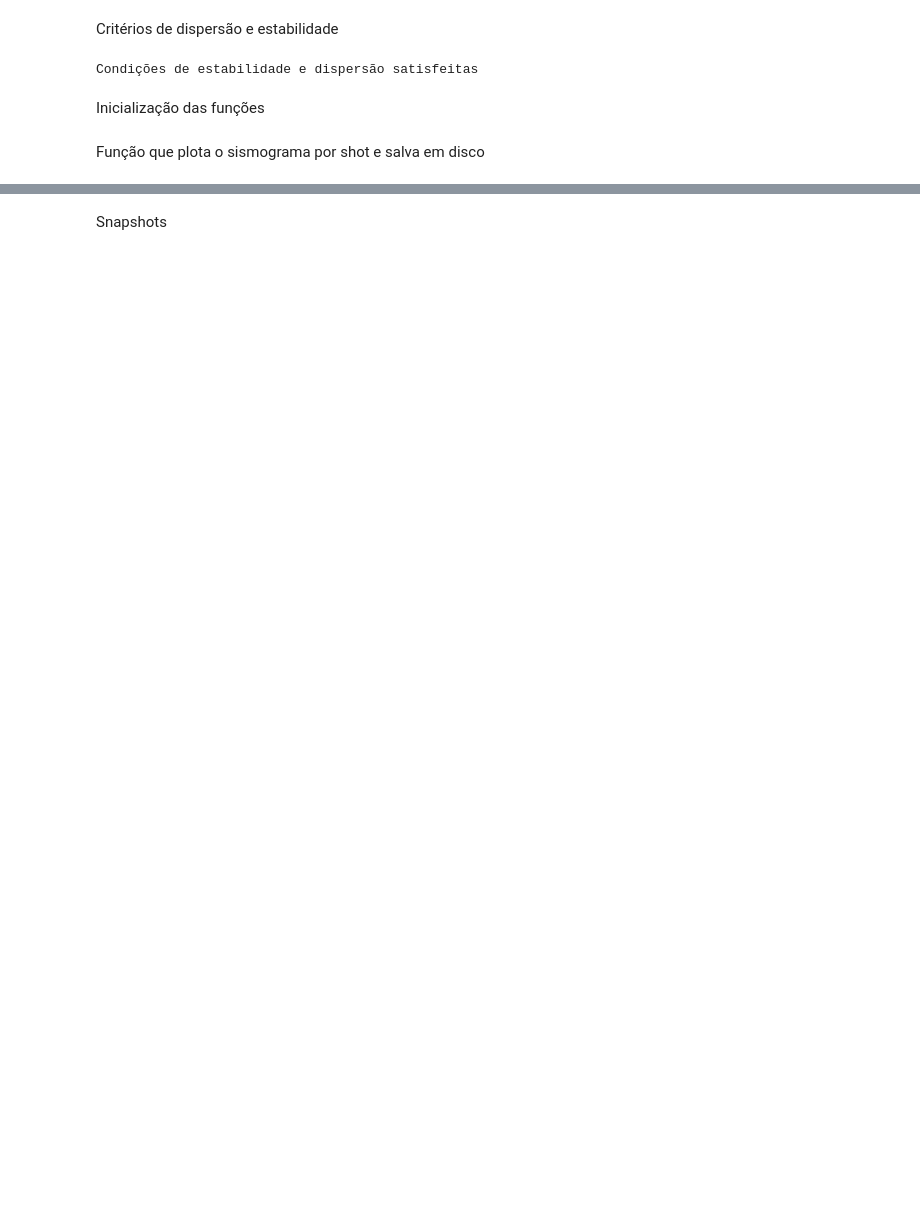
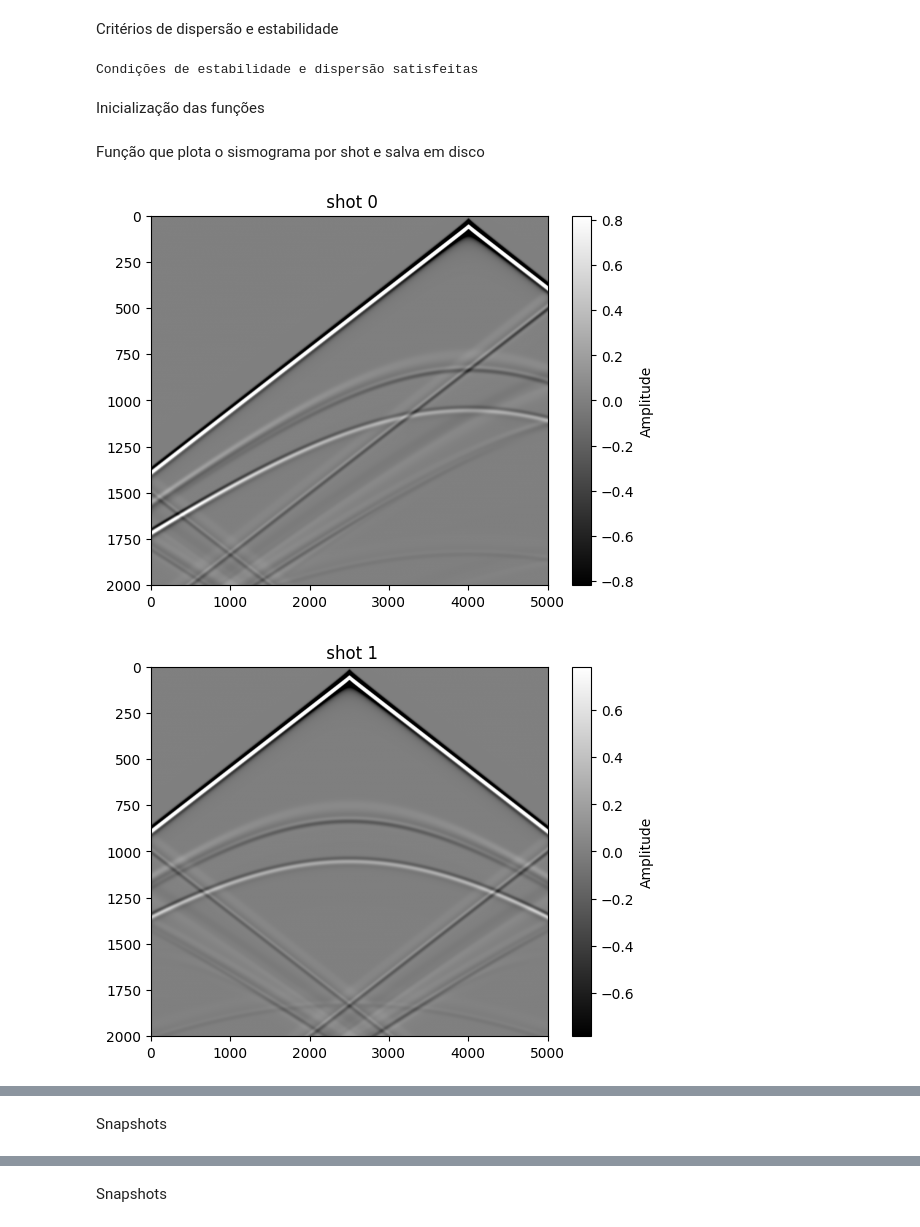
Before and after one commit to GISIS-UFF/SeismicModeling2D, a Jupyter notebook: src/Relatorio.ipynb, the cells around one changed output, grey strips where cells are left out. Saved outputs shown, nothing was run; the diff lists cells and outputs as text; code cells hidden in the pictures; blank space fills up the shorter version.

```diff
--- a/src/Relatorio.ipynb
+++ b/src/Relatorio.ipynb
@@ -286,3 +276,18 @@ sism_shot = sism_shot[::-1]
 u_snapshot = u_snapshot[::-1]
 # %% [markdown]
 Função que plota o sismograma por shot e salva em disco
+# %%
+def plot_shot(sism_shot):
+    for i in range(len(sism_shot)):
+        perc = np.percentile(sism_shot[i], 99)
+        plt.imshow(sism_shot[i], aspect='auto', cmap='gray', vmin=-perc, vmax=perc)
+        plt.colorbar(label='Amplitude')
+        plt.title(" shot %s"%i)
+        plt.show()
+    for i, shot in enumerate(sism_shot):
+        shot.tofile(f'D:/GitHub/ModelagemSismica/outputs/seismograms/sismograma_shot_{i}_{shot.shape[0]}x{shot.shape[1]}.bin')
+
+plot_shot(sism_shot)
+# %% [output]
+[figure, added]
+[figure, added]
@@ -288,0 +295,2 @@ Função que plota o sismograma por shot e salva em disco
+# %% [markdown]
+Snapshots
```
Also changed, not shown: parts of 24 cells of this notebook, 6 other files.
